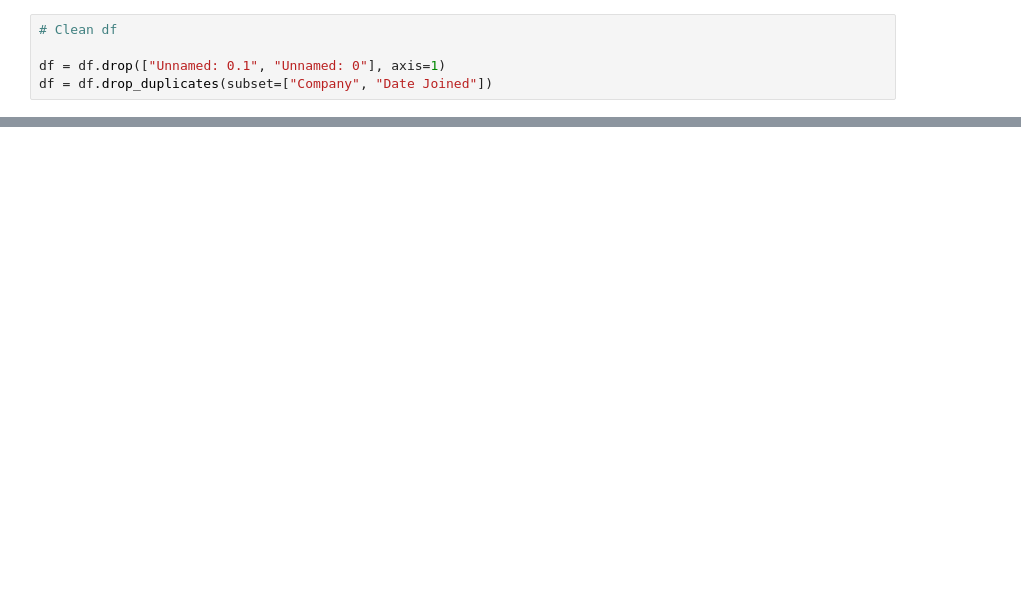
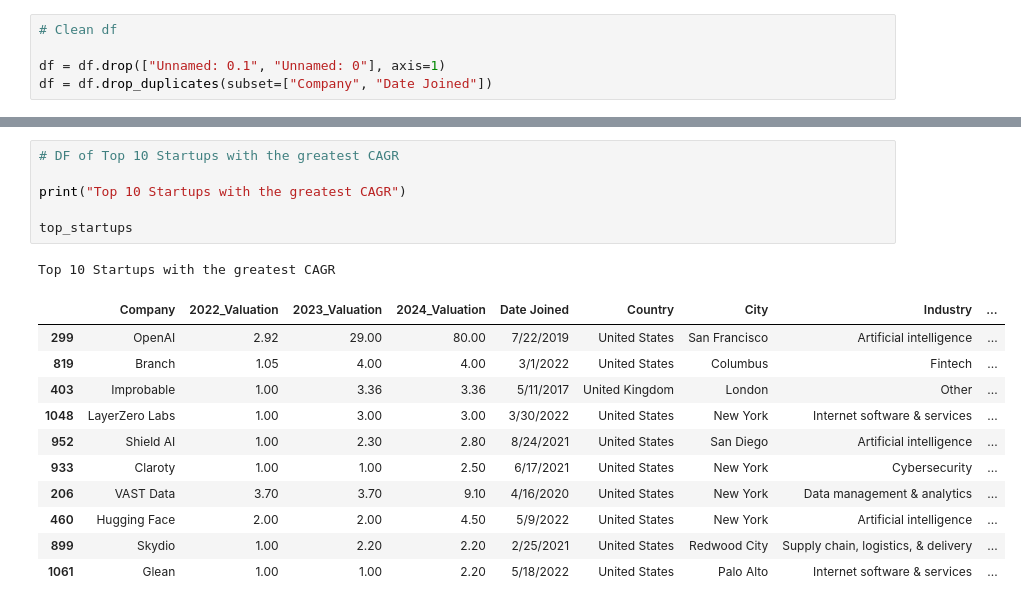
Before and after one commit to lanahuyen/Group_Project_1, a Jupyter notebook: map_visualizations.ipynb, the cells around one changed output, grey strips where cells are left out. Drawn from its saved outputs; the diff is of its cells as text; blank space fills up the shorter version.

```diff
--- a/map_visualizations.ipynb
+++ b/map_visualizations.ipynb
@@ -256,0 +370,19 @@ map_startups
+# %%
+# DF of Top 10 Startups with the greatest CAGR
+
+print("Top 10 Startups with the greatest CAGR")
+
+top_startups
+# %% [output]
+Top 10 Startups with the greatest CAGR
+|  | Company | 2022_Valuation | 2023_Valuation | 2024_Valuation | Date Joined | Country | City | Industry | ... |
+| 299 | OpenAI | 2.92 | 29.00 | 80.00 | 7/22/2019 | United States | San Francisco | Artificial intelligence | ... |
+| 819 | Branch | 1.05 | 4.00 | 4.00 | 3/1/2022 | United States | Columbus | Fintech | ... |
+| 403 | Improbable | 1.00 | 3.36 | 3.36 | 5/11/2017 | United Kingdom | London | Other | ... |
+| 1048 | LayerZero Labs | 1.00 | 3.00 | 3.00 | 3/30/2022 | United States | New York | Internet software & services | ... |
+| 952 | Shield AI | 1.00 | 2.30 | 2.80 | 8/24/2021 | United States | San Diego | Artificial intelligence | ... |
+| 933 | Claroty | 1.00 | 1.00 | 2.50 | 6/17/2021 | United States | New York | Cybersecurity | ... |
+| 206 | VAST Data | 3.70 | 3.70 | 9.10 | 4/16/2020 | United States | New York | Data management & analytics | ... |
+| 460 | Hugging Face | 2.00 | 2.00 | 4.50 | 5/9/2022 | United States | New York | Artificial intelligence | ... |
+| 899 | Skydio | 1.00 | 2.20 | 2.20 | 2/25/2021 | United States | Redwood City | Supply chain, logistics, & delivery | ... |
+| 1061 | Glean | 1.00 | 1.00 | 2.20 | 5/18/2022 | United States | Palo Alto | Internet software & services | ... |
```
Also changed, not shown: parts of 9 cells of this notebook, 15 other files.
